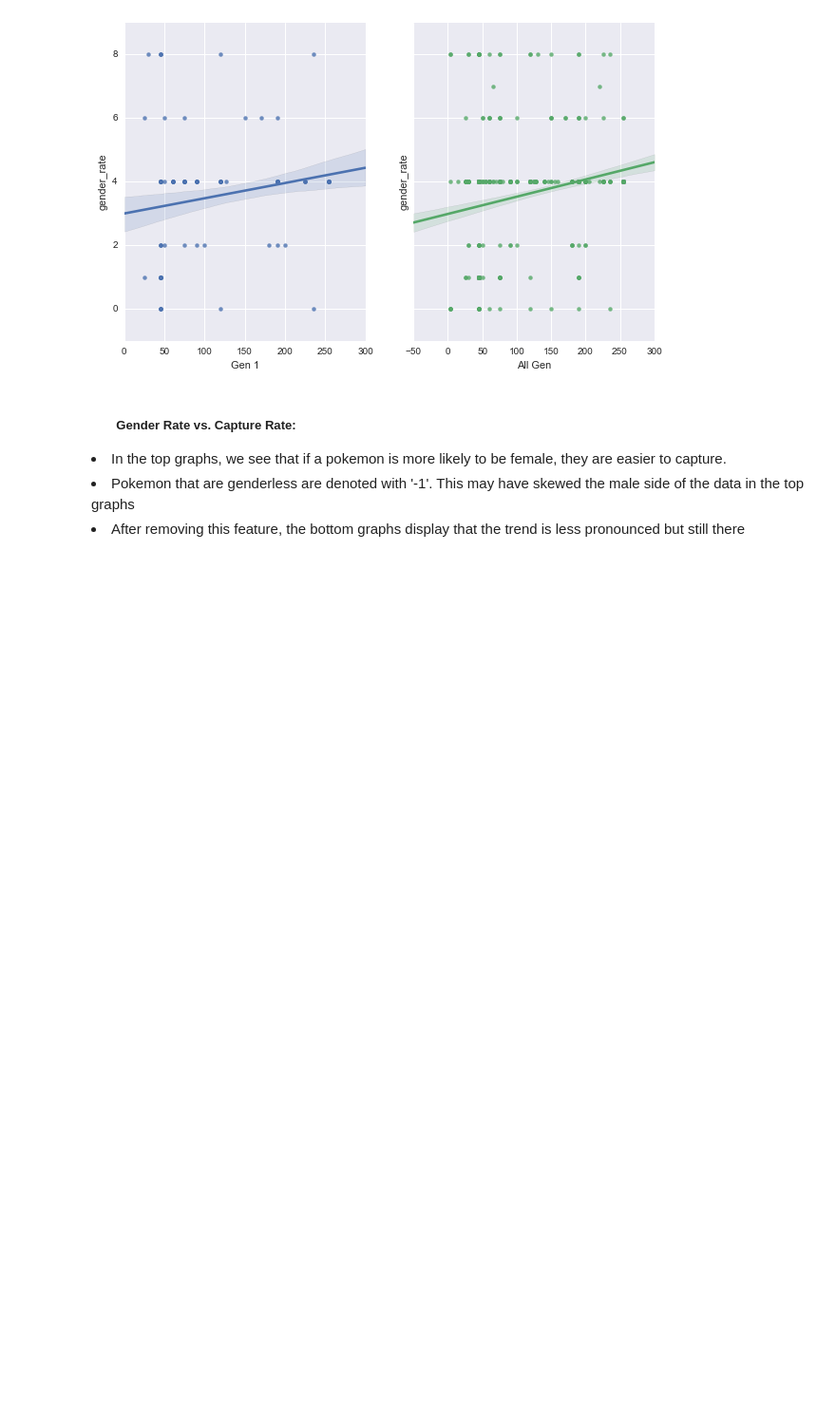
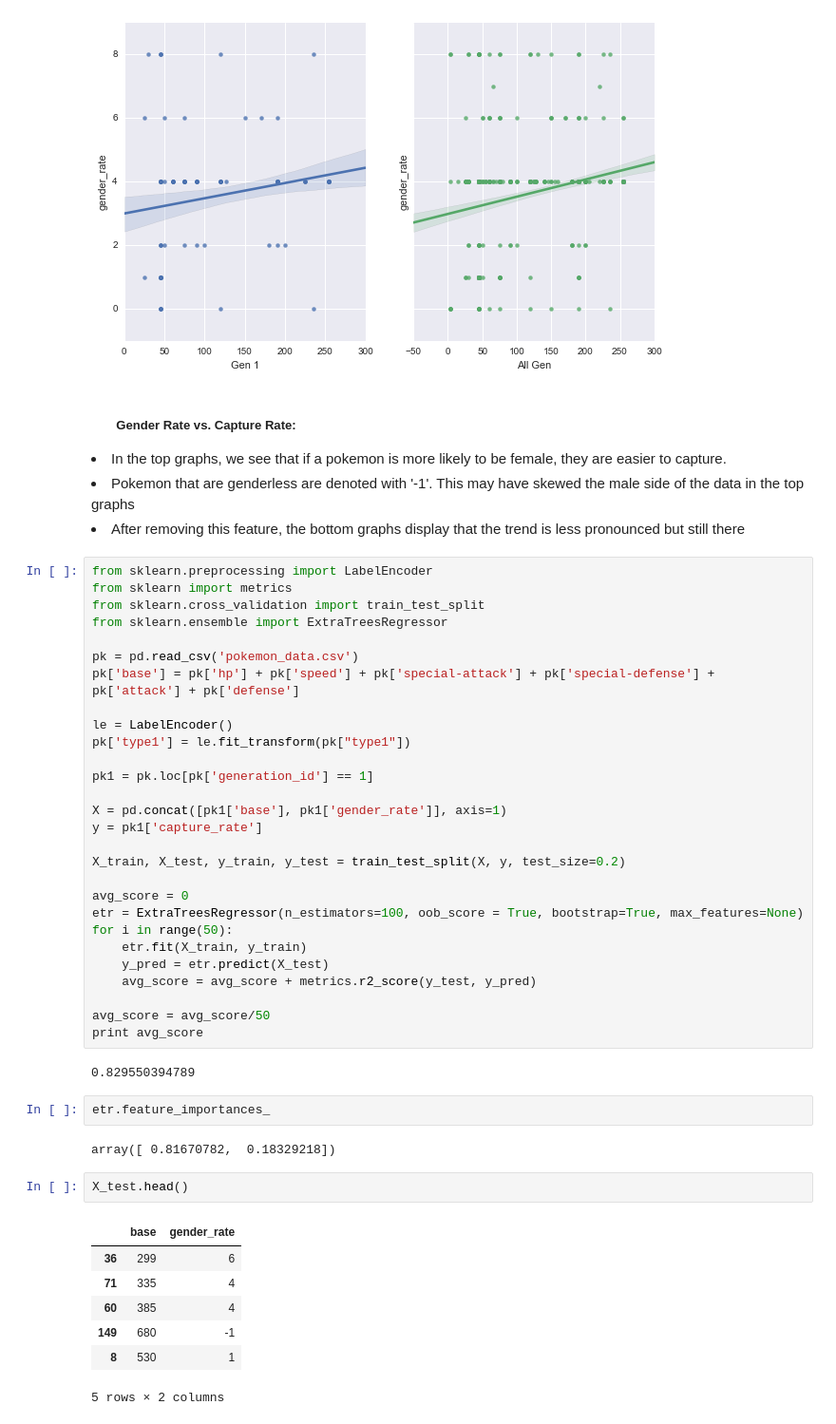
Before and after one commit to ppotiny/pokescience, a Jupyter notebook: PokeNotebook.ipynb, the cells around one changed output. Shown: that part at 95% size. Saved outputs shown, nothing was run; the diff lists cells and outputs as text; blank space fills up the shorter version.

Commit message:
ExtraTreesRegressor Prediction
Predicted capture rates for 20% of Gen 1 pokemon

```diff
--- a/PokeNotebook.ipynb
+++ b/PokeNotebook.ipynb
@@ -146,3 +146,47 @@ ax2.set_xlabel('All Gen')
 # %% [markdown]
 ##### <ol> Gender Rate vs. Capture Rate:
 <li> In the top graphs, we see that if a pokemon is more likely to be female, they are easier to capture. </li> <li> Pokemon that are genderless are denoted with '-1'. This may have skewed the male side of the data in the top graphs </li> <li> After removing this feature, the bottom graphs display that the trend is less pronounced but still there </li></ol>
+# %%
+from sklearn.preprocessing import LabelEncoder
+from sklearn import metrics
+from sklearn.cross_validation import train_test_split
+from sklearn.ensemble import ExtraTreesRegressor
+
+pk = pd.read_csv('pokemon_data.csv')
+pk['base'] = pk['hp'] + pk['speed'] + pk['special-attack'] + pk['special-defense'] + pk['attack'] + pk['defense']
+
+le = LabelEncoder()
+pk['type1'] = le.fit_transform(pk["type1"])
+
+pk1 = pk.loc[pk['generation_id'] == 1]
+
+X = pd.concat([pk1['base'], pk1['gender_rate']], axis=1)
+y = pk1['capture_rate']
+
+X_train, X_test, y_train, y_test = train_test_split(X, y, test_size=0.2)
+
+avg_score = 0
+etr = ExtraTreesRegressor(n_estimators=100, oob_score = True, bootstrap=True, max_features=None)
+for i in range(50):
+    etr.fit(X_train, y_train)
+    y_pred = etr.predict(X_test)
+    avg_score = avg_score + metrics.r2_score(y_test, y_pred)
+
+avg_score = avg_score/50
+print avg_score
+# %% [output]
+0.829550394789
+# %%
+etr.feature_importances_
+# %% [output]
+array([ 0.81670782,  0.18329218])
+# %%
+X_test.head()
+# %% [output]
+|  | base | gender_rate |
+| 36 | 299 | 6 |
+| 71 | 335 | 4 |
+| 60 | 385 | 4 |
+| 149 | 680 | -1 |
+| 8 | 530 | 1 |
+5 rows × 2 columns
```
Also changed, not shown: parts of 1 cell of this notebook.
